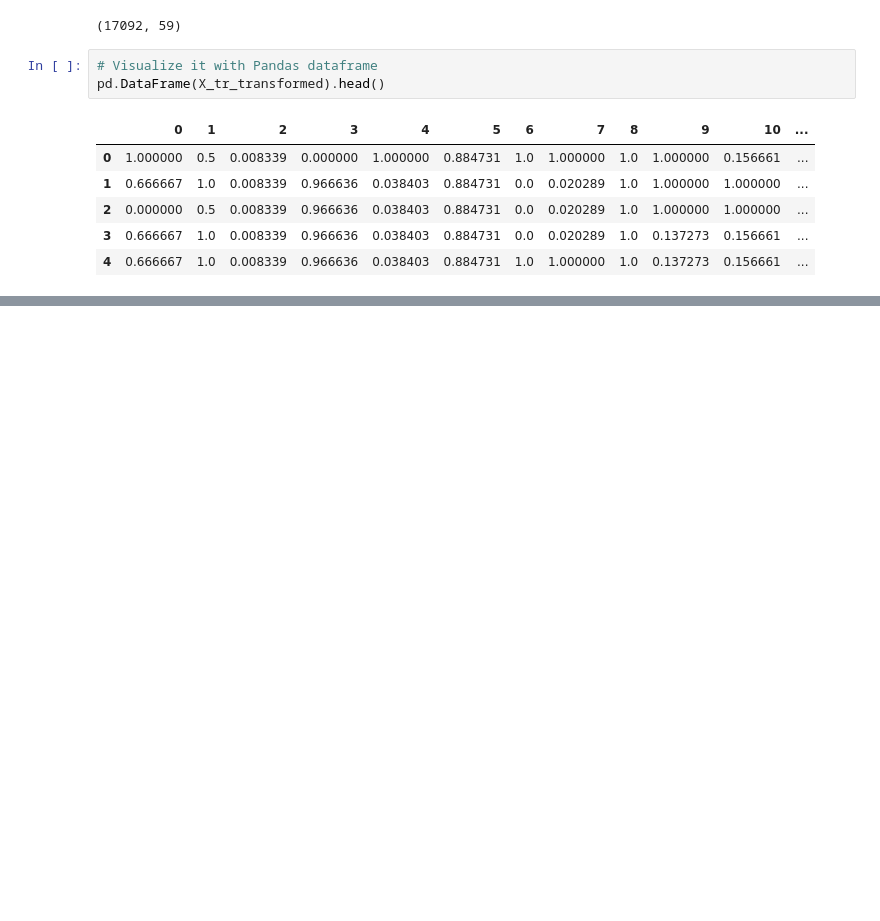
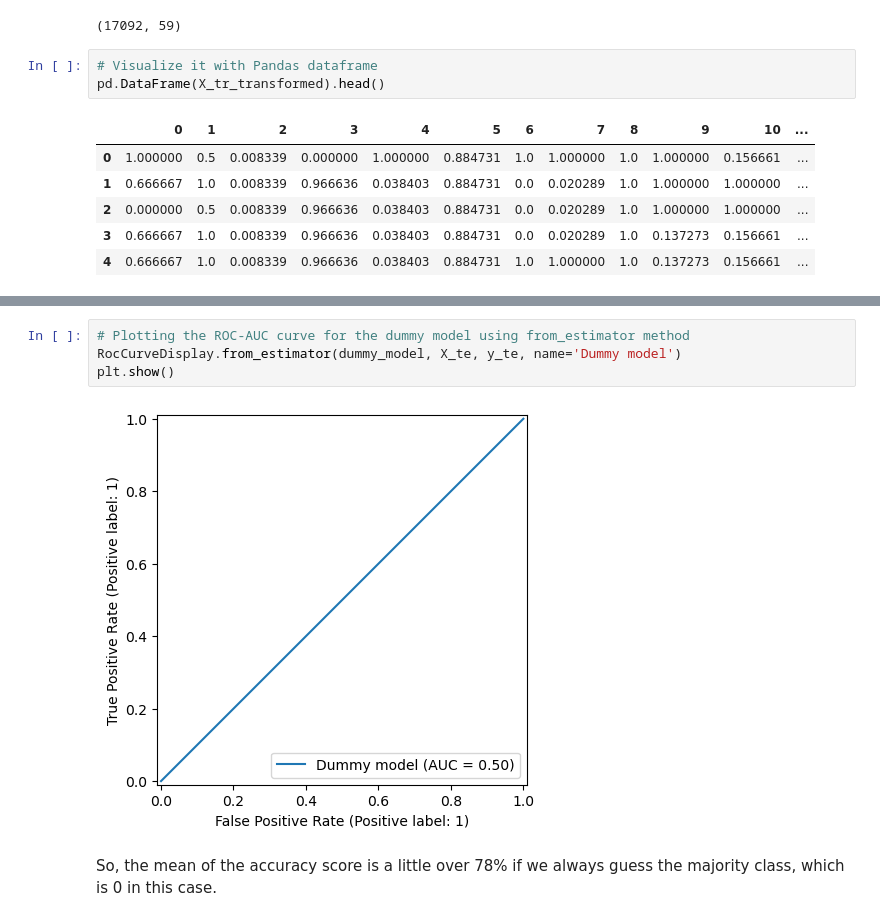
Before and after one commit to laaria-chris/H1N1-VACCINATION-PREDICTION-MODEL, a Jupyter notebook: MAIN_NOTEBOOK.ipynb, the cells around one changed output, grey strips where cells are left out. Saved outputs shown, nothing was run; the diff lists cells and outputs as text; blank space fills up the shorter version.

```diff
--- a/MAIN_NOTEBOOK.ipynb
+++ b/MAIN_NOTEBOOK.ipynb
@@ -466,0 +581,8 @@ pd.DataFrame(X_tr_transformed).head()
+# %%
+# Plotting the ROC-AUC curve for the dummy model using from_estimator method
+RocCurveDisplay.from_estimator(dummy_model, X_te, y_te, name='Dummy model')
+plt.show()
+# %% [output]
+[figure, added]
+# %% [markdown]
+So, the mean of the accuracy score is a little over 78% if we always guess the majority class, which is 0 in this case.
```
Also changed, not shown: parts of 8 cells of this notebook.
